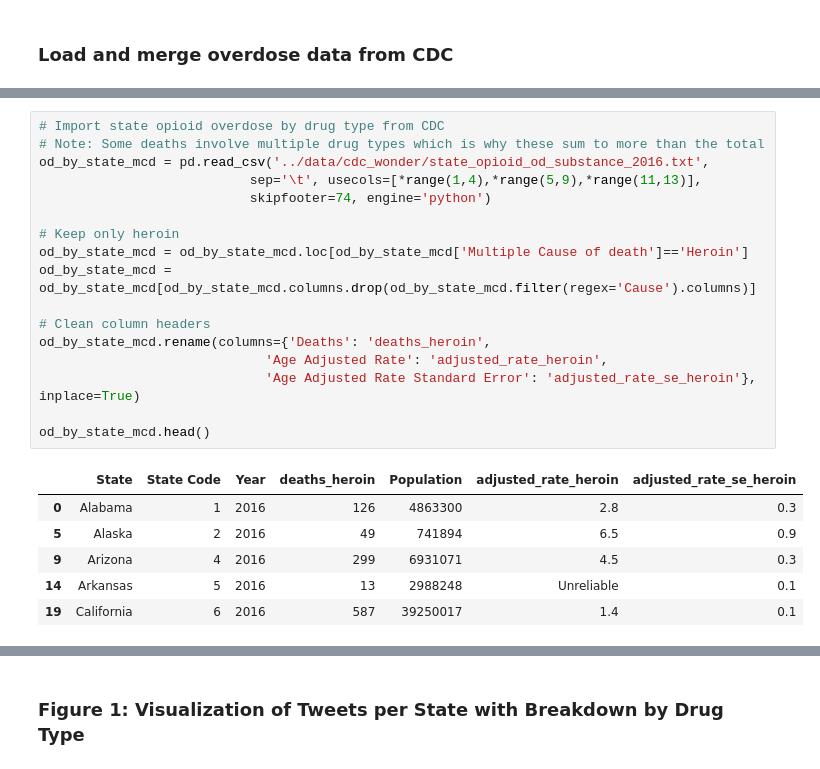
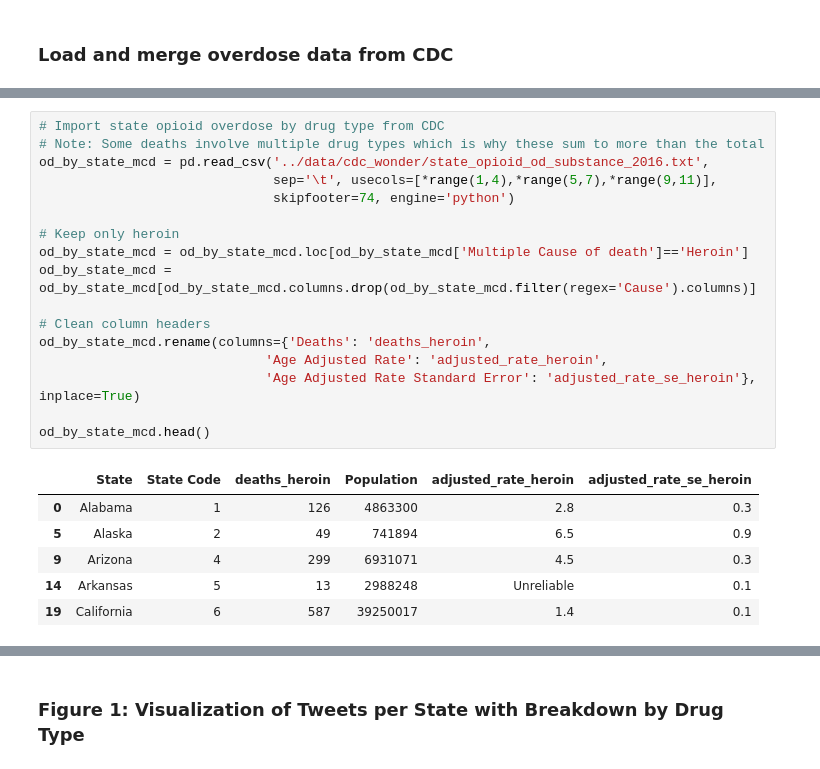
Before and after one commit to mefryar/opioid-research, a Jupyter notebook: code/opioid_twitter.ipynb, the cells around one changed output, grey strips where cells are left out. Drawn from its saved outputs; the diff is of its cells as text.

```diff
--- a/code/opioid_twitter.ipynb
+++ b/code/opioid_twitter.ipynb
@@ -405,26 +399,26 @@ od_by_state_ucd.head()
 # %%
 # Import state opioid overdose by drug type from CDC
 # Note: Some deaths involve multiple drug types which is why these sum to more than the total
 od_by_state_mcd = pd.read_csv('../data/cdc_wonder/state_opioid_od_substance_2016.txt',
-                           sep='\t', usecols=[*range(1,4),*range(5,9),*range(11,13)],
-                           skipfooter=74, engine='python')
+                              sep='\t', usecols=[*range(1,4),*range(5,7),*range(9,11)],
+                              skipfooter=74, engine='python')
 
 # Keep only heroin
 od_by_state_mcd = od_by_state_mcd.loc[od_by_state_mcd['Multiple Cause of death']=='Heroin']
 od_by_state_mcd = od_by_state_mcd[od_by_state_mcd.columns.drop(od_by_state_mcd.filter(regex='Cause').columns)]
 
 # Clean column headers
 od_by_state_mcd.rename(columns={'Deaths': 'deaths_heroin',
                              'Age Adjusted Rate': 'adjusted_rate_heroin',
                              'Age Adjusted Rate Standard Error': 'adjusted_rate_se_heroin'}, inplace=True)
 
 od_by_state_mcd.head()
 # %% [output]
-|  | State | State Code | Year | deaths_heroin | Population | adjusted_rate_heroin | adjusted_rate_se_heroin |
-| 0 | Alabama | 1 | 2016 | 126 | 4863300 | 2.8 | 0.3 |
-| 5 | Alaska | 2 | 2016 | 49 | 741894 | 6.5 | 0.9 |
-| 9 | Arizona | 4 | 2016 | 299 | 6931071 | 4.5 | 0.3 |
-| 14 | Arkansas | 5 | 2016 | 13 | 2988248 | Unreliable | 0.1 |
-| 19 | California | 6 | 2016 | 587 | 39250017 | 1.4 | 0.1 |
+|  | State | State Code | deaths_heroin | Population | adjusted_rate_heroin | adjusted_rate_se_heroin |
+| 0 | Alabama | 1 | 126 | 4863300 | 2.8 | 0.3 |
+| 5 | Alaska | 2 | 49 | 741894 | 6.5 | 0.9 |
+| 9 | Arizona | 4 | 299 | 6931071 | 4.5 | 0.3 |
+| 14 | Arkansas | 5 | 13 | 2988248 | Unreliable | 0.1 |
+| 19 | California | 6 | 587 | 39250017 | 1.4 | 0.1 |
 # %%
 # Left merge since heroin data is missing for Montana, Nebraska, South Dakota, and Wyoming
```
Also changed, not shown: parts of 12 cells of this notebook, 1 other file.
